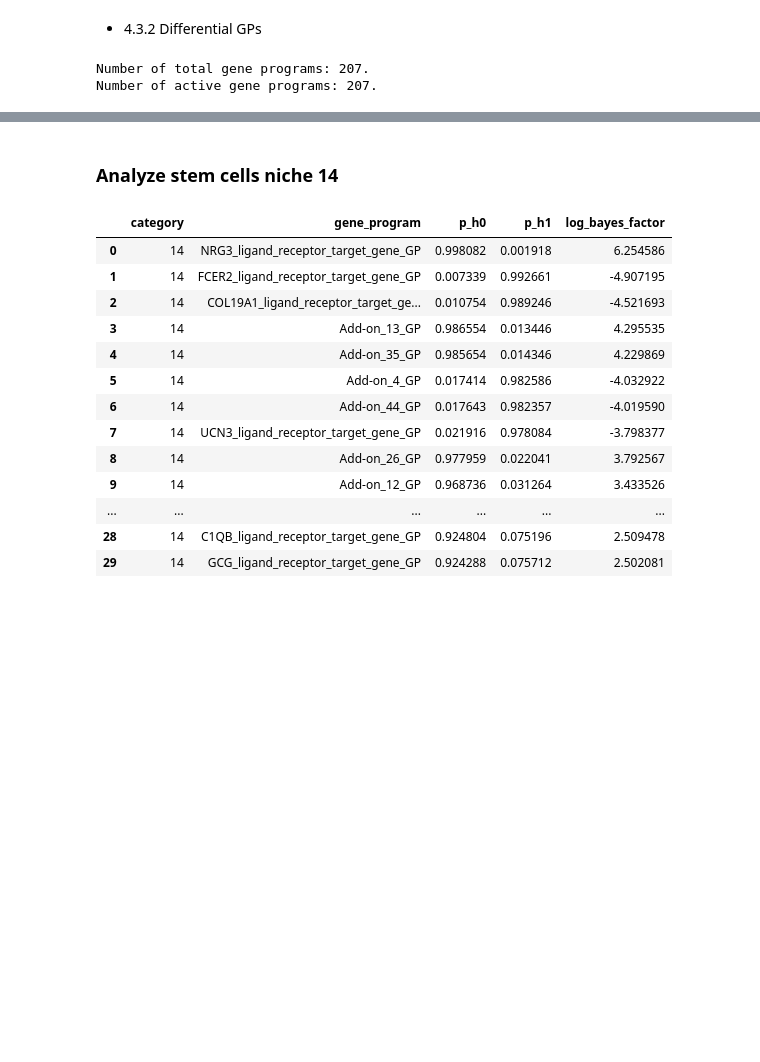
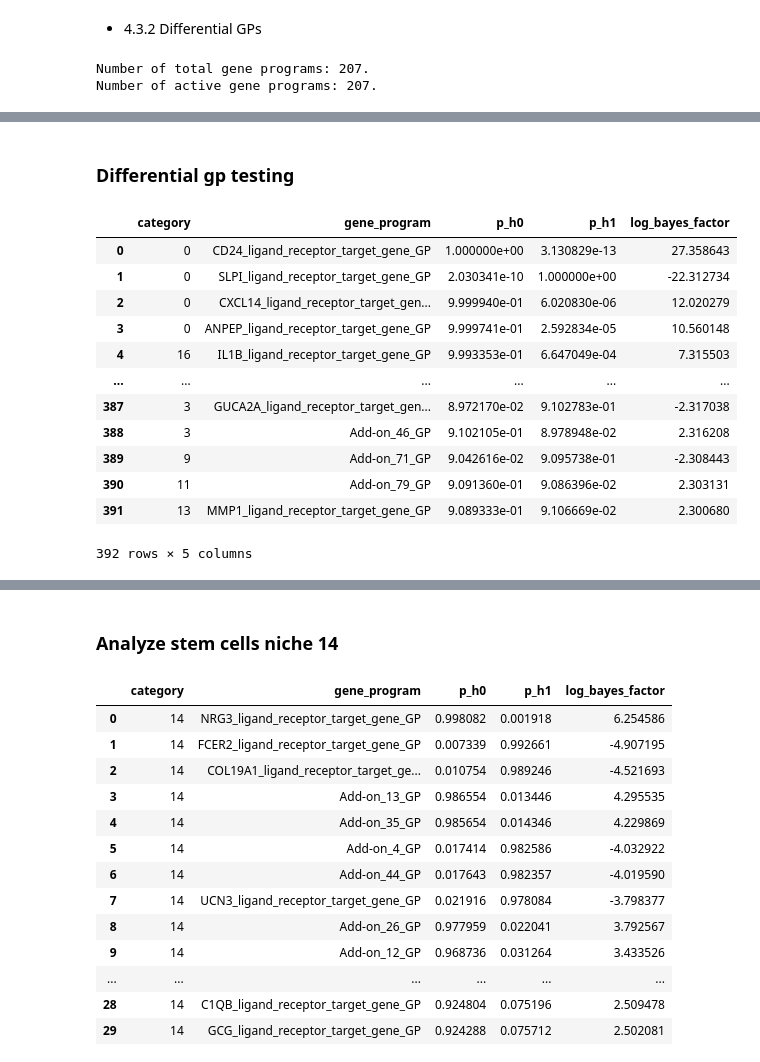
Before and after one commit to Talavera-Lopez-Lab/Fetal_stem_cells_analysis, a Jupyter notebook: 1-fetal_stem_cells/6_Xenium_sample_analysis/3_NicheCompass_analysis/2_niche_analysis.ipynb, the cells around one changed output, grey strips where cells are left out. Drawn from its saved outputs; the diff is of its cells as text; code cells hidden in the pictures; blank space fills up the shorter version.

```diff
--- a/1-fetal_stem_cells/6_Xenium_sample_analysis/3_NicheCompass_analysis/2_niche_analysis.ipynb
+++ b/1-fetal_stem_cells/6_Xenium_sample_analysis/3_NicheCompass_analysis/2_niche_analysis.ipynb
@@ -129,8 +131,8 @@ warnings.filterwarnings("ignore")
 load_timestamp = '21102024_150114'
 # %%
 artifacts_folder_path = f"data/10X_Xenium_adult_colon_data/NicheCompass/artifacts"
-model_folder_path = f"{artifacts_folder_path}/single_sample/{current_timestamp}/model"
-figure_folder_path = f"{artifacts_folder_path}/single_sample/{current_timestamp}/figures"
+model_folder_path = f"{artifacts_folder_path}/single_sample/{load_timestamp}/model"
+figure_folder_path = f"{artifacts_folder_path}/single_sample/{load_timestamp}/figures"
 # %% [markdown]
 #### Analysis
 # %%
@@ -478,3 +480,38 @@ gp_summary_df[gp_summary_df["gp_active"] == True].head()
 | 2 | CD177_ligand_receptor_GP | 2 | True | 2 | 1 | 1 | 1 | ... |
 | 3 | gamma-Aminobutyric acid_metabolit... | 3 | True | 3 | 1 | 1 | 1 | ... |
 | 4 | Norepinephrine_metabolite_enzyme_... | 4 | True | 4 | 1 | 1 | 1 | ... |
+# %%
+model.adata.uns['nichecompass_gp_summary'] = gp_summary_df
+# %% [markdown]
+### Differential gp testing
+# %%
+selected_cats = None
+comparison_cats = "rest"
+title = f"NicheCompass Strongly Enriched Niche GPs"
+log_bayes_factor_thresh = 2.3
+save_fig = False
+file_path = f"{figure_folder_path}/" \
+            f"/log_bayes_factor_{log_bayes_factor_thresh}" \
+             "_niches_enriched_gps_heatmap.svg"
+# %%
+enriched_gps = model.run_differential_gp_tests(
+    cat_key=latent_cluster_key,
+    selected_cats=selected_cats,
+    comparison_cats=comparison_cats,
+    log_bayes_factor_thresh=log_bayes_factor_thresh)
+# %%
+model.adata.uns[differential_gp_test_results_key]
+# %% [output]
+|  | category | gene_program | p_h0 | p_h1 | log_bayes_factor |
+| 0 | 0 | CD24_ligand_receptor_target_gene_GP | 1.000000e+00 | 3.130829e-13 | 27.358643 |
+| 1 | 0 | SLPI_ligand_receptor_target_gene_GP | 2.030341e-10 | 1.000000e+00 | -22.312734 |
+| 2 | 0 | CXCL14_ligand_receptor_target_gen... | 9.999940e-01 | 6.020830e-06 | 12.020279 |
+| 3 | 0 | ANPEP_ligand_receptor_target_gene_GP | 9.999741e-01 | 2.592834e-05 | 10.560148 |
+| 4 | 16 | IL1B_ligand_receptor_target_gene_GP | 9.993353e-01 | 6.647049e-04 | 7.315503 |
+| ... | ... | ... | ... | ... | ... |
+| 387 | 3 | GUCA2A_ligand_receptor_target_gen... | 8.972170e-02 | 9.102783e-01 | -2.317038 |
+| 388 | 3 | Add-on_46_GP | 9.102105e-01 | 8.978948e-02 | 2.316208 |
+| 389 | 9 | Add-on_71_GP | 9.042616e-02 | 9.095738e-01 | -2.308443 |
+| 390 | 11 | Add-on_79_GP | 9.091360e-01 | 9.086396e-02 | 2.303131 |
+| 391 | 13 | MMP1_ligand_receptor_target_gene_GP | 9.089333e-01 | 9.106669e-02 | 2.300680 |
+392 rows × 5 columns
```
Also changed, not shown: parts of 5 cells of this notebook.
